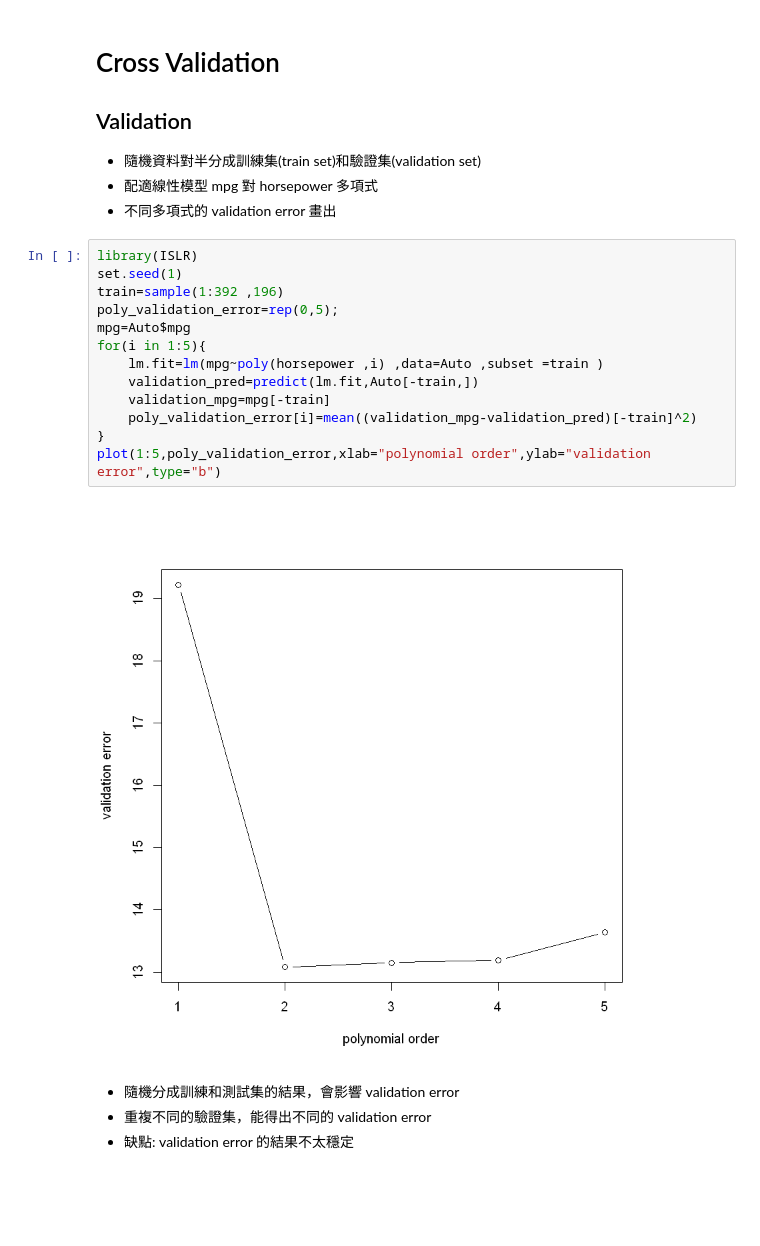
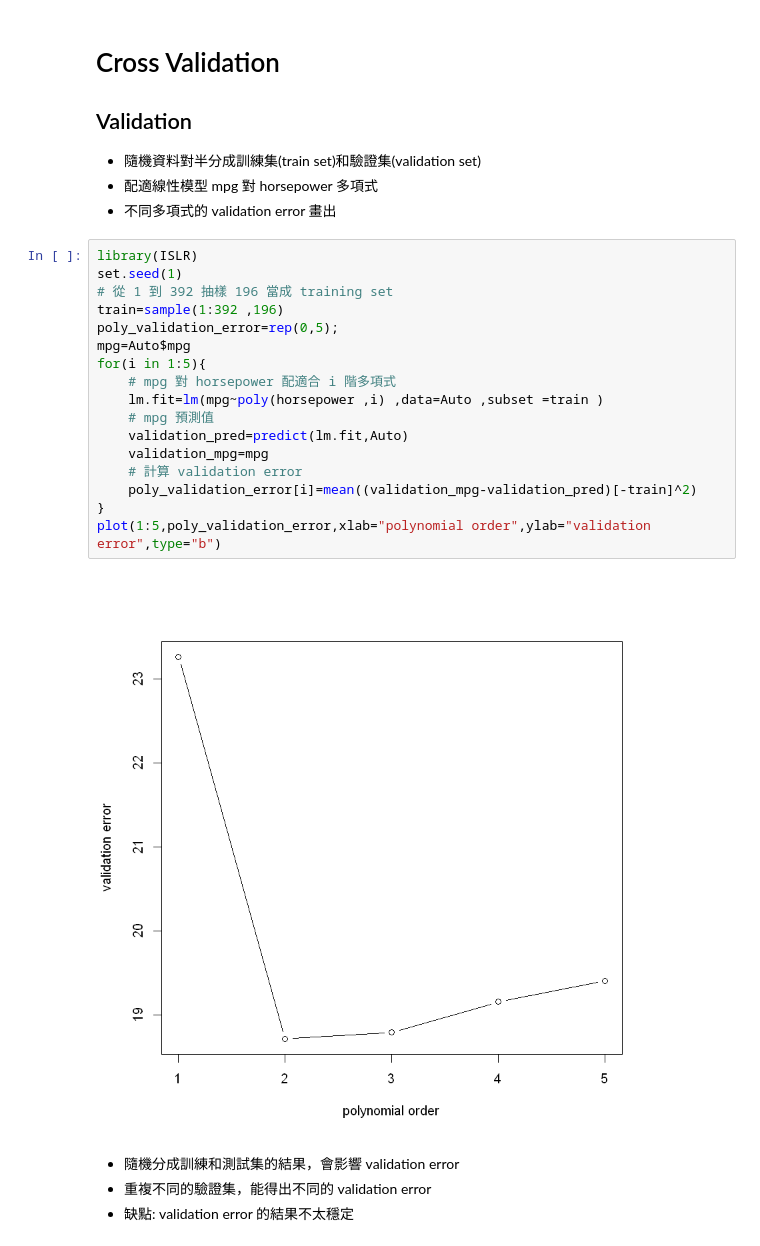
Before and after one commit to alanchua92/stat_learning_lab, a Jupyter notebook: 2019-12-12/ipynb 檔案/Lab1_Cross_Validation.ipynb, the cells around one changed output. Drawn from its saved outputs; the diff is of its cells as text; blank space fills up the shorter version.

```diff
--- a/2019-12-12/ipynb 檔案/Lab1_Cross_Validation.ipynb
+++ b/2019-12-12/ipynb 檔案/Lab1_Cross_Validation.ipynb
@@ -8,18 +8,22 @@
 # %%
 library(ISLR)
 set.seed(1)
+# 從 1 到 392 抽樣 196 當成 training set
 train=sample(1:392 ,196)
 poly_validation_error=rep(0,5);
 mpg=Auto$mpg
 for(i in 1:5){
+    # mpg 對 horsepower 配適合 i 階多項式
     lm.fit=lm(mpg~poly(horsepower ,i) ,data=Auto ,subset =train )
-    validation_pred=predict(lm.fit,Auto[-train,])
-    validation_mpg=mpg[-train]
+    # mpg 預測值
+    validation_pred=predict(lm.fit,Auto)
+    validation_mpg=mpg
+    # 計算 validation error
     poly_validation_error[i]=mean((validation_mpg-validation_pred)[-train]^2)
 }
 plot(1:5,poly_validation_error,xlab="polynomial order",ylab="validation error",type="b")
 # %% [output]
-[figure, old version]
+[figure, new version]
 # %% [markdown]
 - 隨機分成訓練和測試集的結果，會影響 validation error
 - 重複不同的驗證集，能得出不同的 validation error
```
Also changed, not shown: parts of 2 cells of this notebook, 2 other files.
